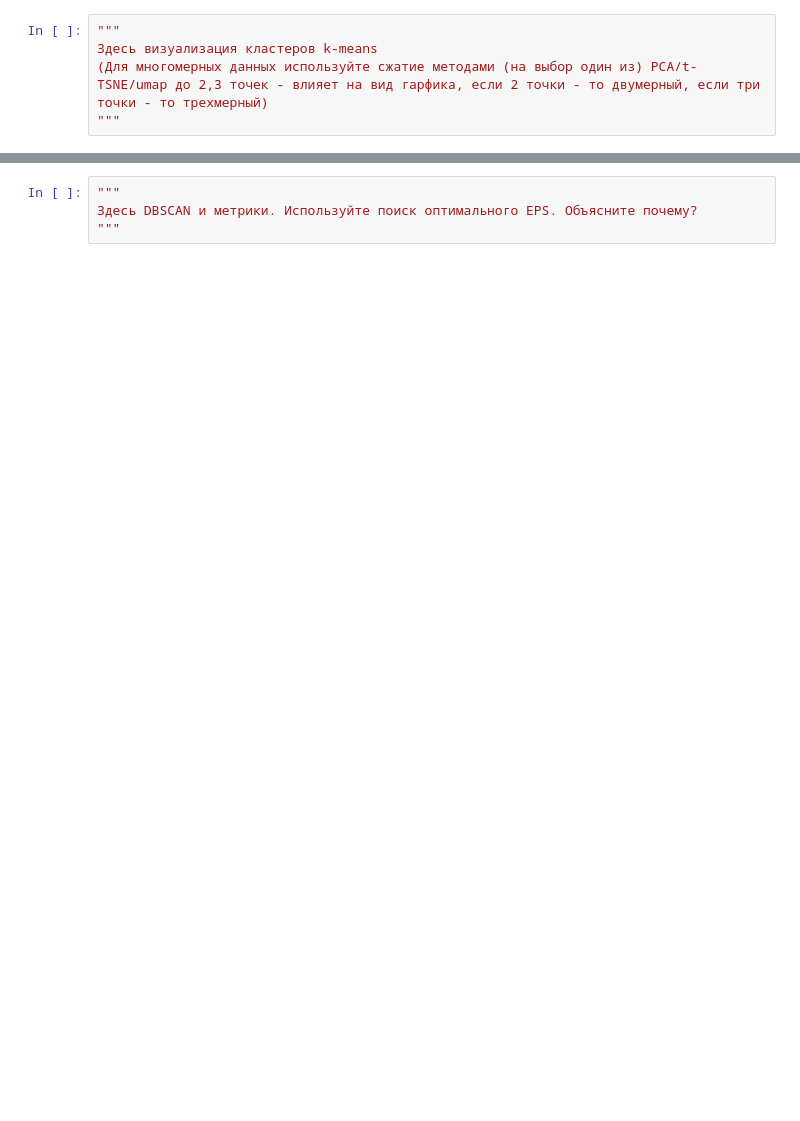
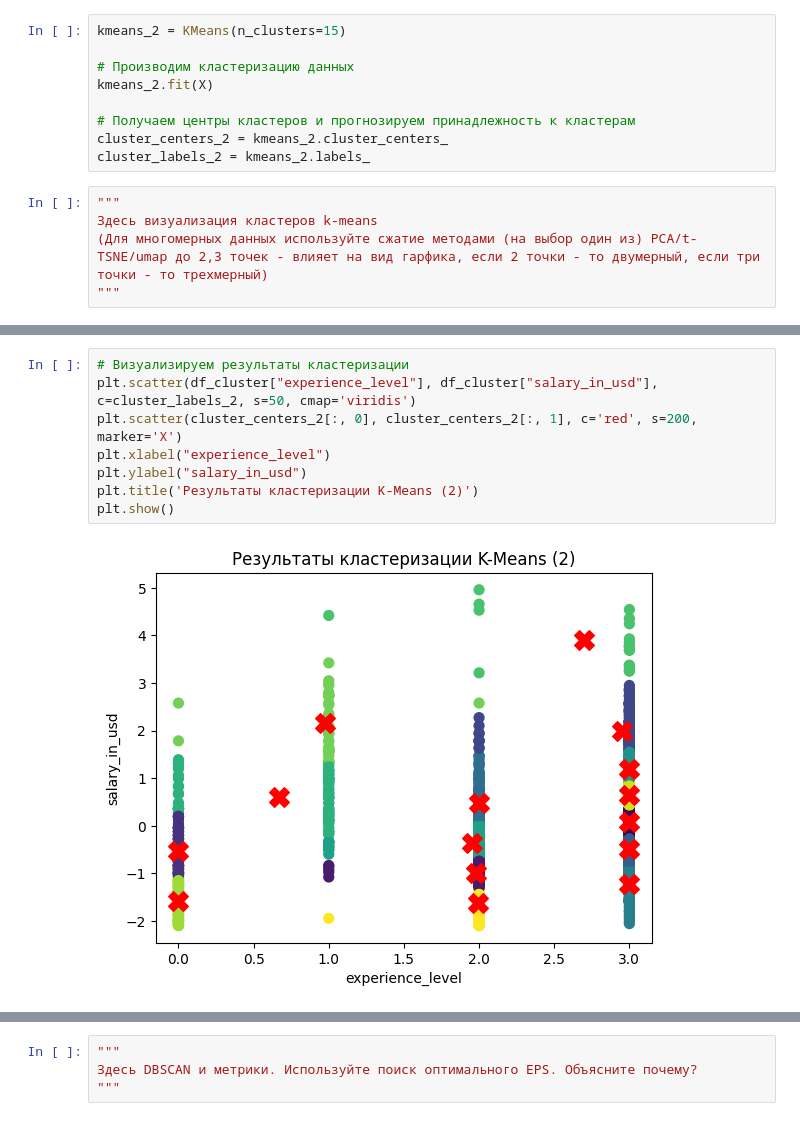
Before and after one commit to TheGodseeker/ML_PR, a Jupyter notebook: lab4/Задание_4.ipynb, the cells around one changed output, grey strips where cells are left out. Saved outputs shown, nothing was run; the diff lists cells and outputs as text; blank space fills up the shorter version.

```diff
--- a/lab4/Задание_4.ipynb
+++ b/lab4/Задание_4.ipynb
@@ -39,3 +180,12 @@ P.S.S. Служебные комментарии - ячейки с описан
+# %%
+kmeans_2 = KMeans(n_clusters=15)
+
+# Производим кластеризацию данных
+kmeans_2.fit(X)
+
+# Получаем центры кластеров и прогнозируем принадлежность к кластерам
+cluster_centers_2 = kmeans_2.cluster_centers_
+cluster_labels_2 = kmeans_2.labels_
 # %%
 """
 Здесь визуализация кластеров k-means
@@ -45,0 +204,10 @@ P.S.S. Служебные комментарии - ячейки с описан
+# %%
+# Визуализируем результаты кластеризации
+plt.scatter(df_cluster["experience_level"], df_cluster["salary_in_usd"], c=cluster_labels_2, s=50, cmap='viridis')
+plt.scatter(cluster_centers_2[:, 0], cluster_centers_2[:, 1], c='red', s=200, marker='X')
+plt.xlabel("experience_level")
+plt.ylabel("salary_in_usd")
+plt.title('Результаты кластеризации K-Means (2)')
+plt.show()
+# %% [output]
+[figure, added]
```
Also changed, not shown: parts of 49 cells of this notebook.
